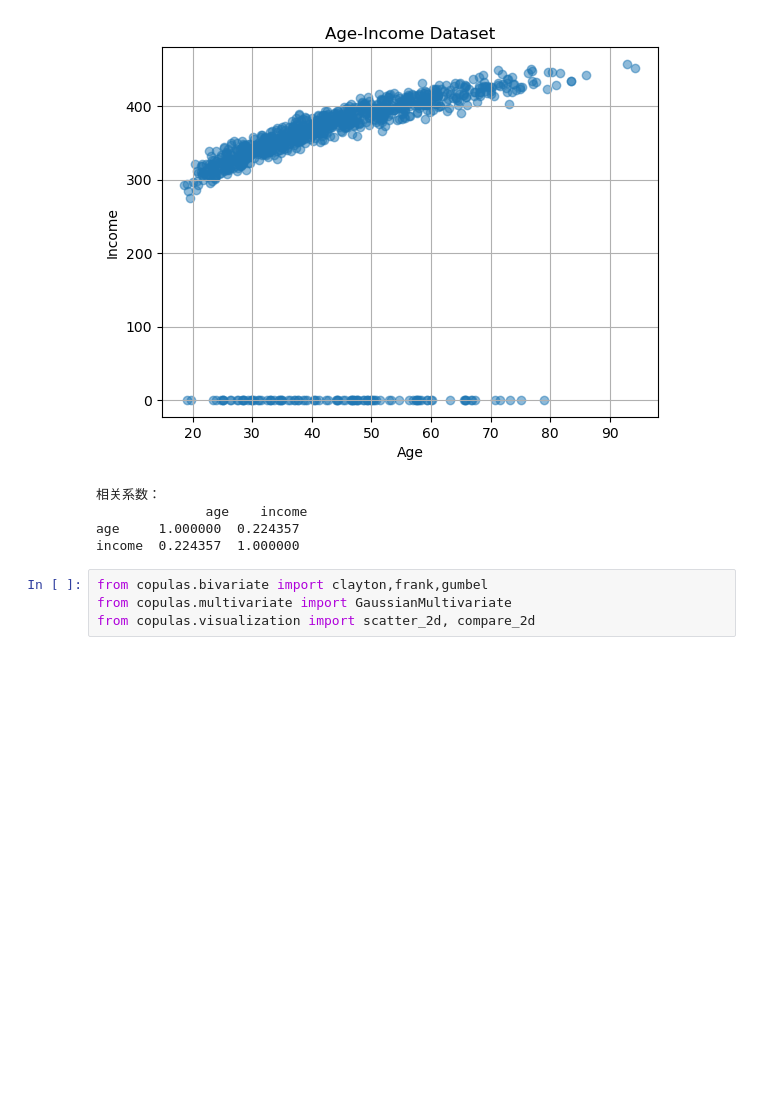
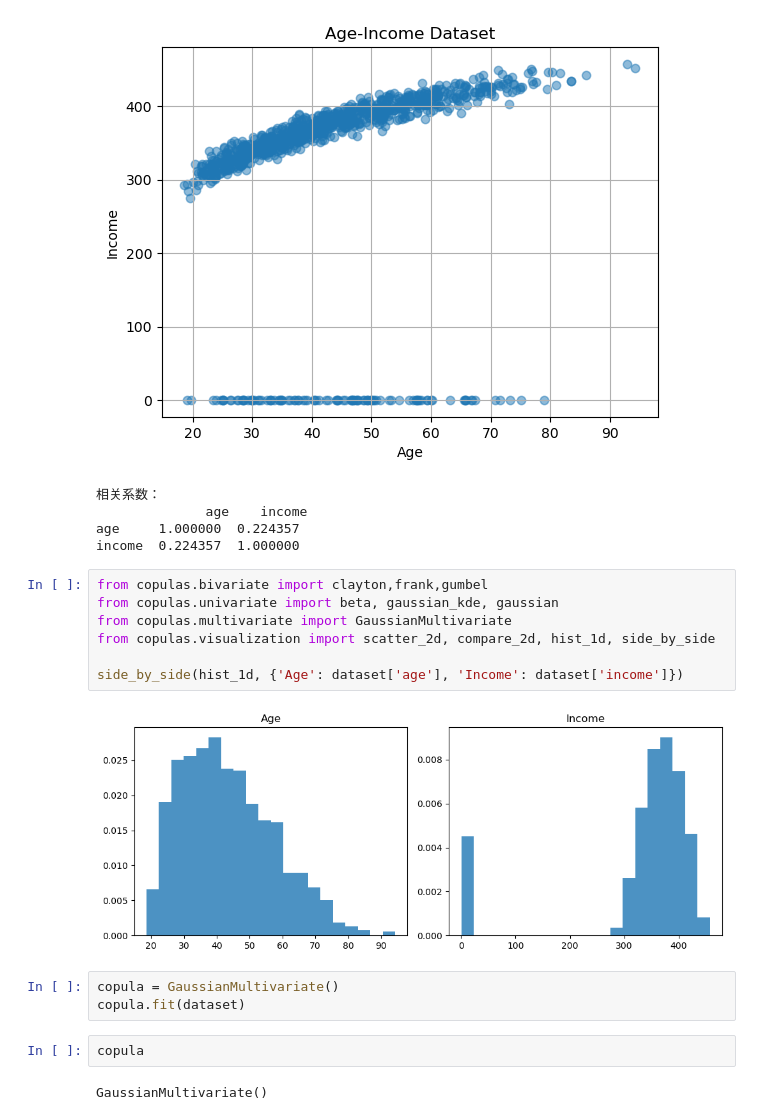
Before and after one commit to TonyWang23/Simulation_Quant_Finance, a Jupyter notebook: copula.ipynb, the cells around one changed output. Saved outputs shown, nothing was run; the diff lists cells and outputs as text; blank space fills up the shorter version.

```diff
--- a/copula.ipynb
+++ b/copula.ipynb
@@ -146,5 +146,17 @@ age     1.000000  0.224357
 income  0.224357  1.000000
 # %%
 from copulas.bivariate import clayton,frank,gumbel
+from copulas.univariate import beta, gaussian_kde, gaussian
 from copulas.multivariate import GaussianMultivariate
-from copulas.visualization import scatter_2d, compare_2d
+from copulas.visualization import scatter_2d, compare_2d, hist_1d, side_by_side
+
+side_by_side(hist_1d, {'Age': dataset['age'], 'Income': dataset['income']})
+# %% [output]
+[figure, added]
+# %%
+copula = GaussianMultivariate()
+copula.fit(dataset)
+# %%
+copula
+# %% [output]
+GaussianMultivariate()
```
Also changed, not shown: parts of 1 cell of this notebook, 1 other file.
